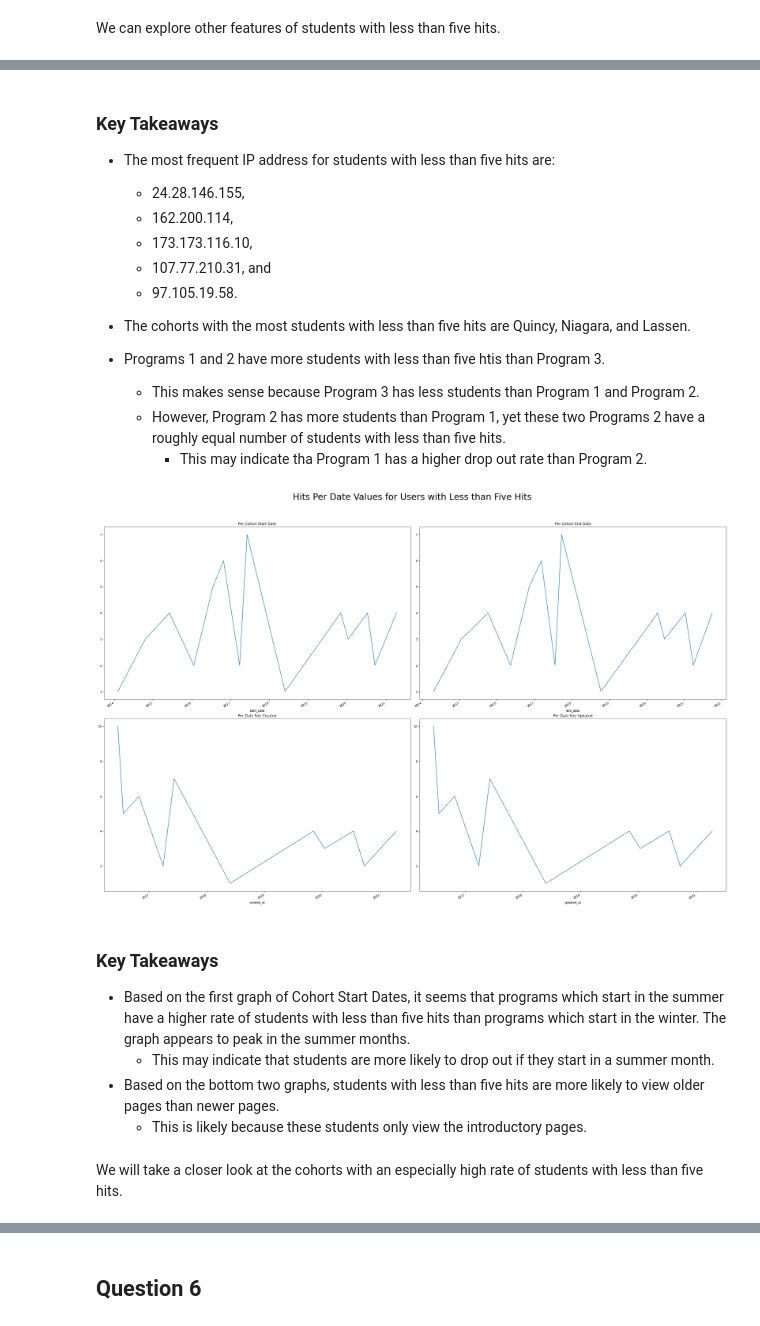
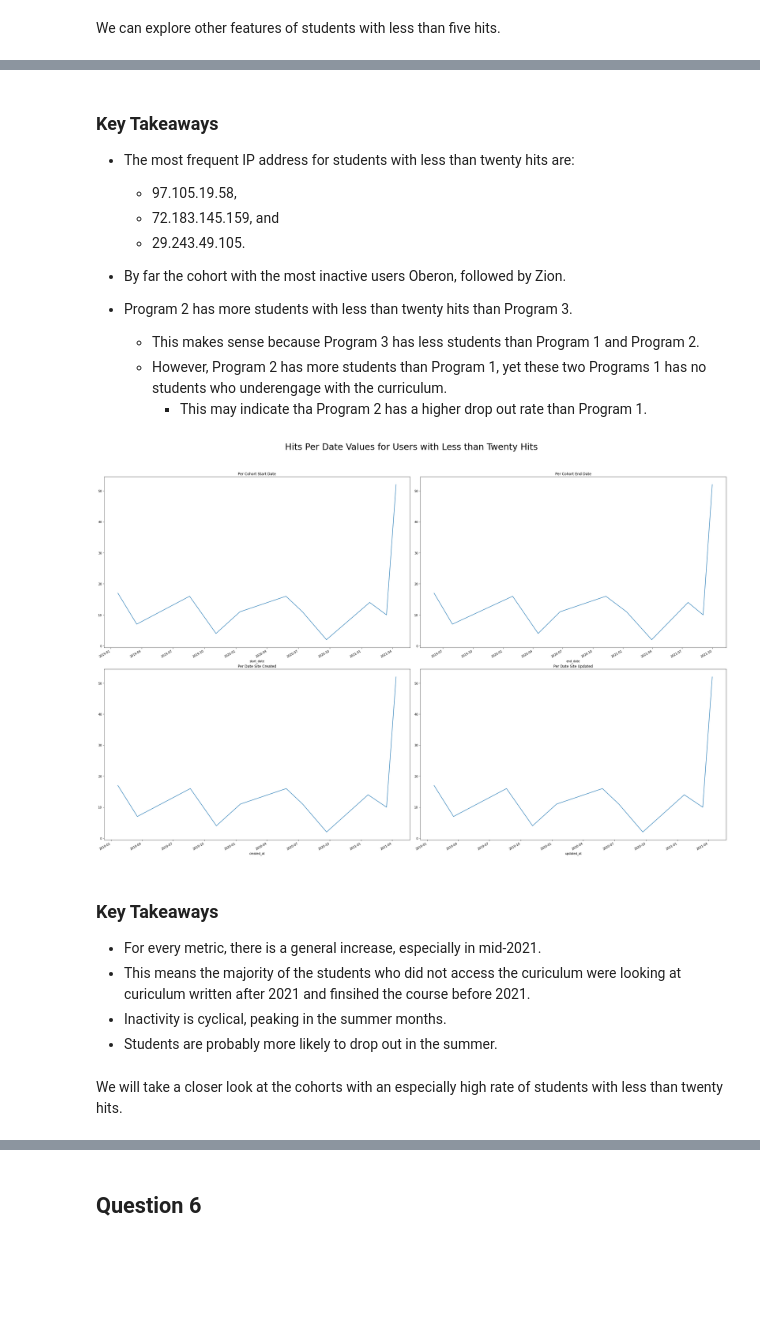
Before and after one commit to malachi-hale/anomaly-detection-project, a Jupyter notebook: Main_Notebook.ipynb, the cells around one changed output, grey strips where cells are left out. Saved outputs shown, nothing was run; the diff lists cells and outputs as text; code cells hidden in the pictures; blank space fills up the shorter version.

```diff
--- a/Main_Notebook.ipynb
+++ b/Main_Notebook.ipynb
@@ -1321,5 +1344,5 @@ times_each_user_appears[times_each_user_appears.number == 1.0]
 # %%
 #Caculate users with less than five hits
-less_than_five = times_each_user_appears[times_each_user_appears.number < 5.0]
-less_than_five
+less_than_twenty = times_each_user_appears[times_each_user_appears.counts < 20.0]
+less_than_twenty
 # %% [output]
@@ -1342,0 +1389,4 @@ less_than_five
+# %%
+less_than_twenty = less_than_twenty.drop([64])
+# %%
+less_than_twenty = less_than_twenty.drop([278])
@@ -1343,6 +1412,6 @@ less_than_five
 # %%
-less_than_five_df = df[df.user_id.isin(less_than_five.index)]
-less_than_five_df.head()
+less_than_twenty_df = df[df.user_id.isin(less_than_twenty.index)]
+less_than_twenty_df.head()
 # %% [output]
 |  | date | time | path | user_id | cohort_id | ip | id | name | slack | start_date | ... |
 | Time |  |  |  |  |  |  |  |  |  |  | ... |
@@ -1400,40 +1469,38 @@ fig.subplots_adjust(top=0.9, hspace = 0.5)
 # %% [markdown]
 ### Key Takeaways
 
- - The most frequent IP address for students with less than five hits are:
-     - 24.28.146.155,
-     - 162.200.114,
-     - 173.173.116.10,
-     - 107.77.210.31, and
-     - 97.105.19.58.
- - The cohorts with the most students with less than five hits are Quincy, Niagara, and Lassen.
+ - The most frequent IP address for students with less than twenty hits are:
+     - 97.105.19.58,
+     - 72.183.145.159, and
+     - 29.243.49.105.
+ - By far the cohort with the most inactive users Oberon, followed by Zion.
 
- - Programs 1 and 2 have more students with less than five htis than Program 3.
+ - Program 2 has more students with less than twenty hits than Program 3.
      - This makes sense because Program 3 has less students than Program 1 and Program 2.
-     - However, Program 2 has more students than Program 1, yet these two Programs 2 have a roughly equal number of students with less than five hits.
-          - This may indicate tha Program 1 has a higher drop out rate than Program 2.
+     - However, Program 2 has more students than Program 1, yet these two Programs 1 has no students who underengage with the curriculum.
+        - This may indicate tha Program 2 has a higher drop out rate than Program 1.
 # %%
 fig, axs = plt.subplots(ncols=2, nrows = 2, figsize = (30, 20))
-fig.suptitle('Hits Per Date Values for Users with Less than Five Hits', fontsize = 30)
+fig.suptitle('Hits Per Date Values for Users with Less than Twenty Hits', fontsize = 30)
 
-less_than_five_df.groupby('start_date').ip.count().plot(ax=axs[0, 0]).set(Title = "Per Cohort Start Date")
+less_than_twenty_df.groupby('start_date').ip.count().plot(ax=axs[0, 0]).set(Title = "Per Cohort Start Date")
 
-less_than_five_df.groupby('end_date').ip.count().plot(ax=axs[0, 1]).set(Title = "Per Cohort End Date")
+less_than_twenty_df.groupby('end_date').ip.count().plot(ax=axs[0, 1]).set(Title = "Per Cohort End Date")
 
-less_than_five_df.groupby('created_at').ip.count().plot(ax=axs[1, 0]).set(Title = "Per Date Site Created")
+less_than_twenty_df.groupby('created_at').ip.count().plot(ax=axs[1, 0]).set(Title = "Per Date Site Created")
 
-less_than_five_df.groupby('updated_at').ip.count().plot(ax=axs[1, 1]).set(Title = "Per Date Site Updated")
+less_than_twenty_df.groupby('updated_at').ip.count().plot(ax=axs[1, 1]).set(Title = "Per Date Site Updated")
 
 fig.tight_layout()
 fig.subplots_adjust(top=0.9)
 # %% [output]
-[figure, old version]
+[figure, new version]
 # %% [markdown]
 ### Key Takeaways
 
- - Based on the first graph of Cohort Start Dates, it seems that programs which start in the summer have a higher rate of students with less than five hits than programs which start in the winter. The graph appears to peak in the summer months.
-     - This may indicate that students are more likely to drop out if they start in a summer month.
- - Based on the bottom two graphs, students with less than five hits are more likely to view older pages than newer pages.
-     - This is likely because these students only view the introductory pages.
+ - For every metric, there is a general increase, especially in mid-2021.
+ - This means the majority of the students who did not access the curiculum were looking at curiculum written after 2021 and finsihed the course before 2021.
+ - Inactivity is cyclical, peaking in the summer months.
+ - Students are probably more likely to drop out in the summer.
 # %% [markdown]
-We will take a closer look at the cohorts with an especially high rate of students with less than five hits.
+We will take a closer look at the cohorts with an especially high rate of students with less than twenty hits.
```
Also changed, not shown: parts of 114 cells of this notebook.
